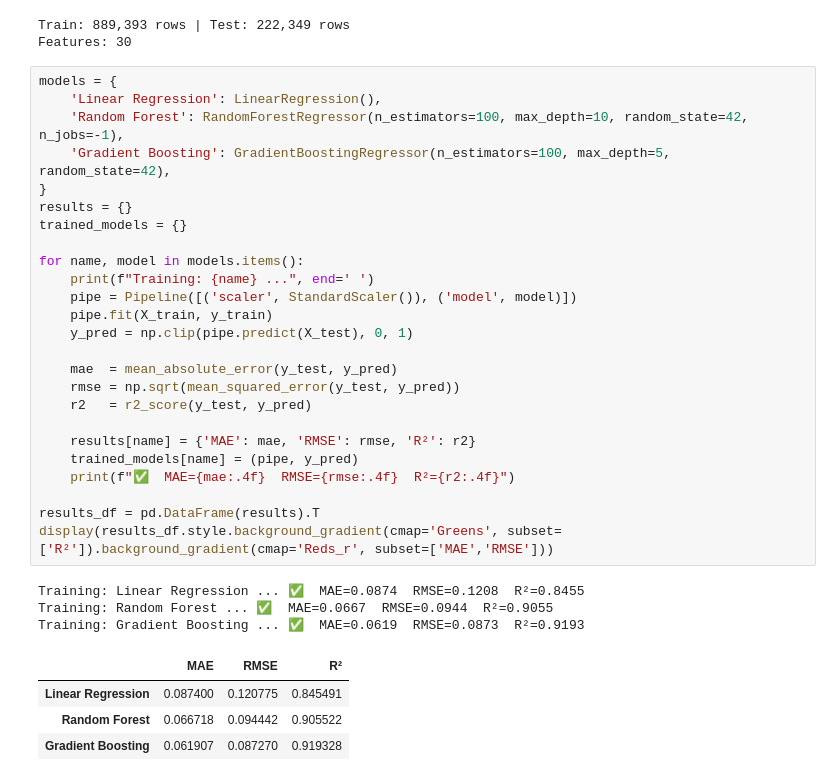
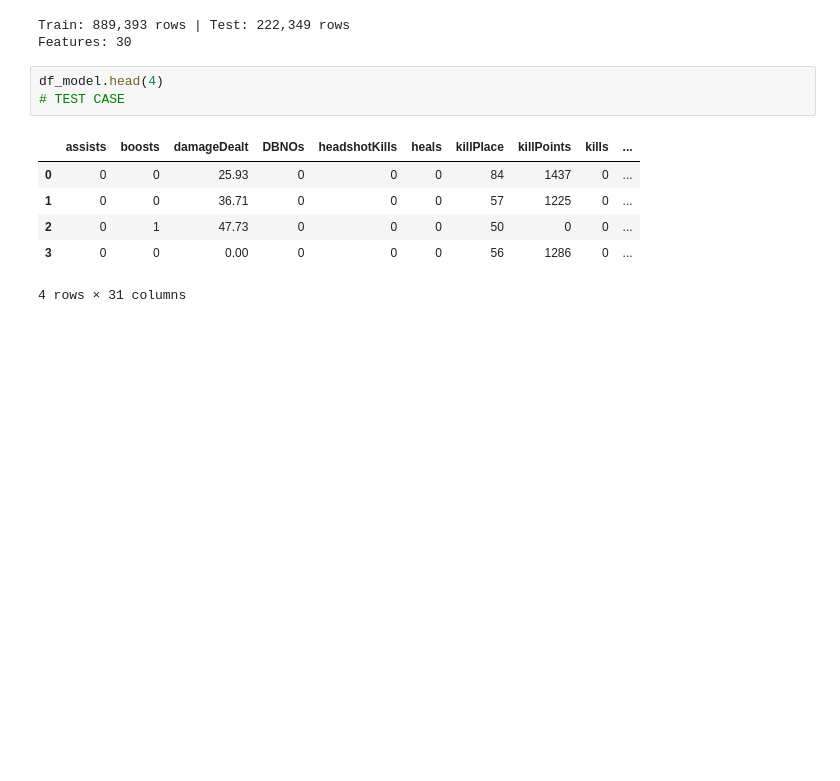
Before and after one commit to abhishek1-3/Exploratary-Data-Analysis, a Jupyter notebook: analysis.ipynb, the cells around one changed output. Drawn from its saved outputs; the diff is of its cells as text; blank space fills up the shorter version.

```diff
--- a/analysis.ipynb
+++ b/analysis.ipynb
@@ -411,35 +411,12 @@ print(f"Features: {len(feature_cols)}")
 Train: 889,393 rows | Test: 222,349 rows
 Features: 30
 # %%
-models = {
-    'Linear Regression': LinearRegression(),
-    'Random Forest': RandomForestRegressor(n_estimators=100, max_depth=10, random_state=42, n_jobs=-1),
-    'Gradient Boosting': GradientBoostingRegressor(n_estimators=100, max_depth=5, random_state=42),
-}
-results = {}
-trained_models = {}
-
-for name, model in models.items():
-    print(f"Training: {name} ...", end=' ')
-    pipe = Pipeline([('scaler', StandardScaler()), ('model', model)])
-    pipe.fit(X_train, y_train)
-    y_pred = np.clip(pipe.predict(X_test), 0, 1)
-
-    mae  = mean_absolute_error(y_test, y_pred)
-    rmse = np.sqrt(mean_squared_error(y_test, y_pred))
-    r2   = r2_score(y_test, y_pred)
-
-    results[name] = {'MAE': mae, 'RMSE': rmse, 'R²': r2}
-    trained_models[name] = (pipe, y_pred)
-    print(f"✅  MAE={mae:.4f}  RMSE={rmse:.4f}  R²={r2:.4f}")
-
-results_df = pd.DataFrame(results).T
-display(results_df.style.background_gradient(cmap='Greens', subset=['R²']).background_gradient(cmap='Reds_r', subset=['MAE','RMSE']))
+df_model.head(4)
+# TEST CASE
 # %% [output]
+|  | assists | boosts | damageDealt | DBNOs | headshotKills | heals | killPlace | killPoints | kills | ... |
+| 0 | 0 | 0 | 25.93 | 0 | 0 | 0 | 84 | 1437 | 0 | ... |
+| 1 | 0 | 0 | 36.71 | 0 | 0 | 0 | 57 | 1225 | 0 | ... |
+| 2 | 0 | 1 | 47.73 | 0 | 0 | 0 | 50 | 0 | 0 | ... |
+| 3 | 0 | 0 | 0.00 | 0 | 0 | 0 | 56 | 1286 | 0 | ... |
-Training: Linear Regression ... ✅  MAE=0.0874  RMSE=0.1208  R²=0.8455
-Training: Random Forest ... ✅  MAE=0.0667  RMSE=0.0944  R²=0.9055
-Training: Gradient Boosting ... ✅  MAE=0.0619  RMSE=0.0873  R²=0.9193
+4 rows × 31 columns
-|  | MAE | RMSE | R² |
-| Linear Regression | 0.087400 | 0.120775 | 0.845491 |
-| Random Forest | 0.066718 | 0.094442 | 0.905522 |
-| Gradient Boosting | 0.061907 | 0.087270 | 0.919328 |
```
